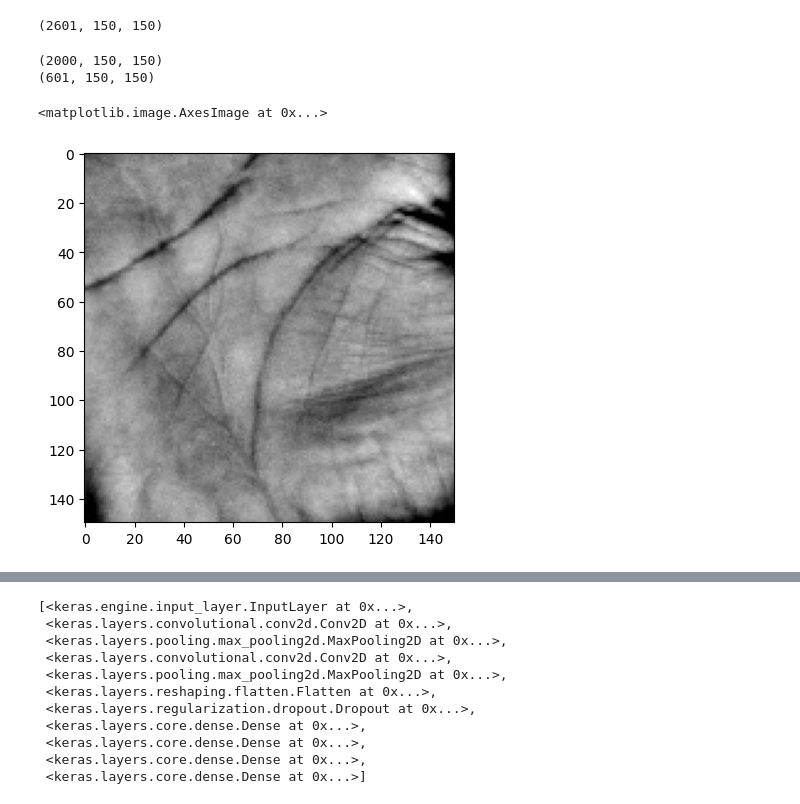
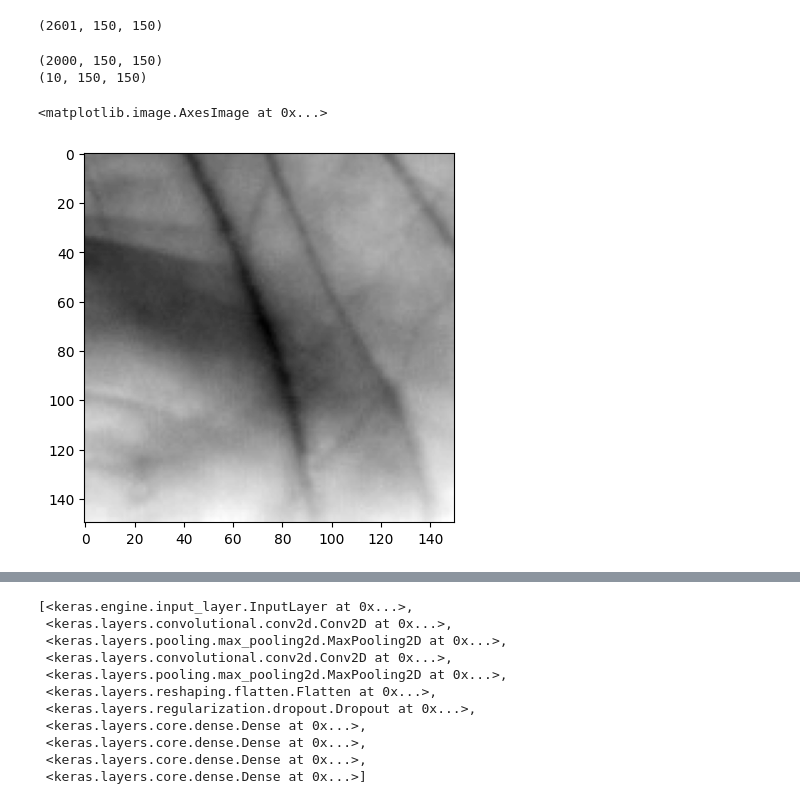
Before and after one commit to M-Shehzad/Contactless-Payment-Server, a Jupyter notebook: Final_year_Project.ipynb, the cells around one changed output, grey strips where cells are left out. Cells and saved outputs as stored; diff of their text form; code cells hidden in the pictures.

```diff
--- a/Final_year_Project.ipynb
+++ b/Final_year_Project.ipynb
@@ -159,28 +135,30 @@ import numpy as np
 # Initialize list to store images
 images = []
 
-for filename in os.listdir("./ROI/Left/"):
+# for filename in os.listdir("./ROI/Left/"):
+#     # Read image
+#     img = cv2.imread(os.path.join("./ROI/Left/",filename), 0)
+
+#     # Append image to list
+#     images.append(img)
+# for filename in os.listdir("./ROI/Right/"):
+#     # Read image
+#     img = cv2.imread(os.path.join("./ROI/Right/",filename), 0)
+
+#     # Append image to list
+#     images.append(img)
+
+
+# Loop through images in directory
+filenames = []
+for filename in os.listdir("./ROI/allImages/"):
+    filenames.append(filename)
     # Read image
-    img = cv2.imread(os.path.join("./ROI/Left/",filename), 0)
-
-    # Append image to list
-    images.append(img)
-for filename in os.listdir("./ROI/Right/"):
-    # Read image
-    img = cv2.imread(os.path.join("./ROI/Right/",filename), 0)
+    img = cv2.imread(os.path.join("./ROI/allImages/",filename), 0)
 
     # Append image to list
     images.append(img)
 
-
-# Loop through images in directory
-# for filename in os.listdir("./ROI/noDuplicates/"):
-#     # Read image
-#     img = cv2.imread(os.path.join("./ROI/noDuplicates/",filename), 0)
-
-#     # Append image to list
-#     images.append(img)
-
 palm_arrays = np.array(images)
 # %%
 palm_arrays.shape
@@ -188,17 +166,17 @@ palm_arrays.shape
 (2601, 150, 150)
 # %%
 x_train = palm_arrays[:2000]
-x_test = palm_arrays[2000:]
+x_test = palm_arrays[2000:2010]
 print(x_train.shape)
 print(x_test.shape)
 # %% [output]
 (2000, 150, 150)
-(601, 150, 150)
+(10, 150, 150)
 # %%
-plt.imshow(x_train[2], cmap='gray')
+plt.imshow(x_train[0], cmap='gray')
 # %% [output]
 <matplotlib.image.AxesImage at 0x...>
-[figure, old version]
+[figure, new version]
 # %%
 x_train = x_train.astype('float32') / 255.
 x_test = x_test.astype('float32') / 255.
```
Also changed, not shown: parts of 32 cells of this notebook.
